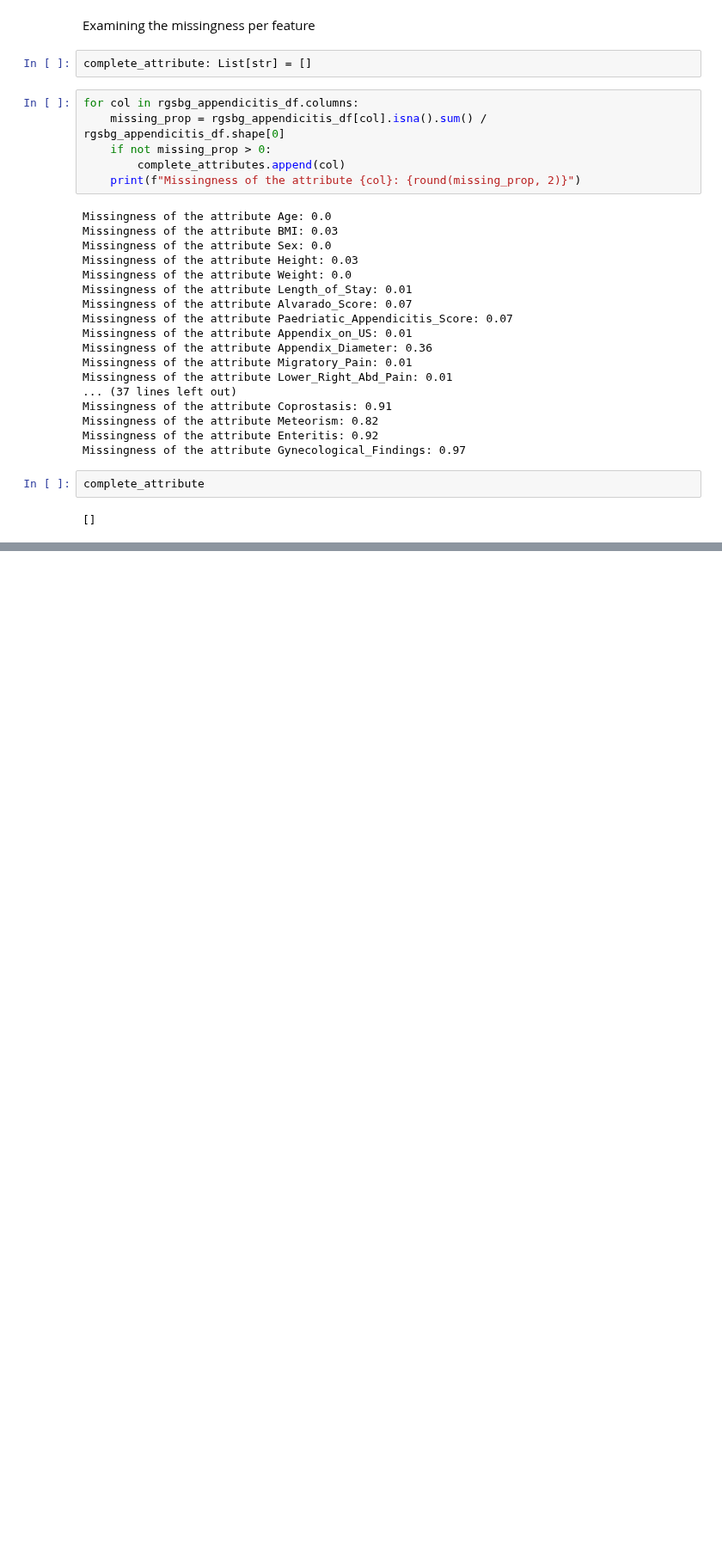
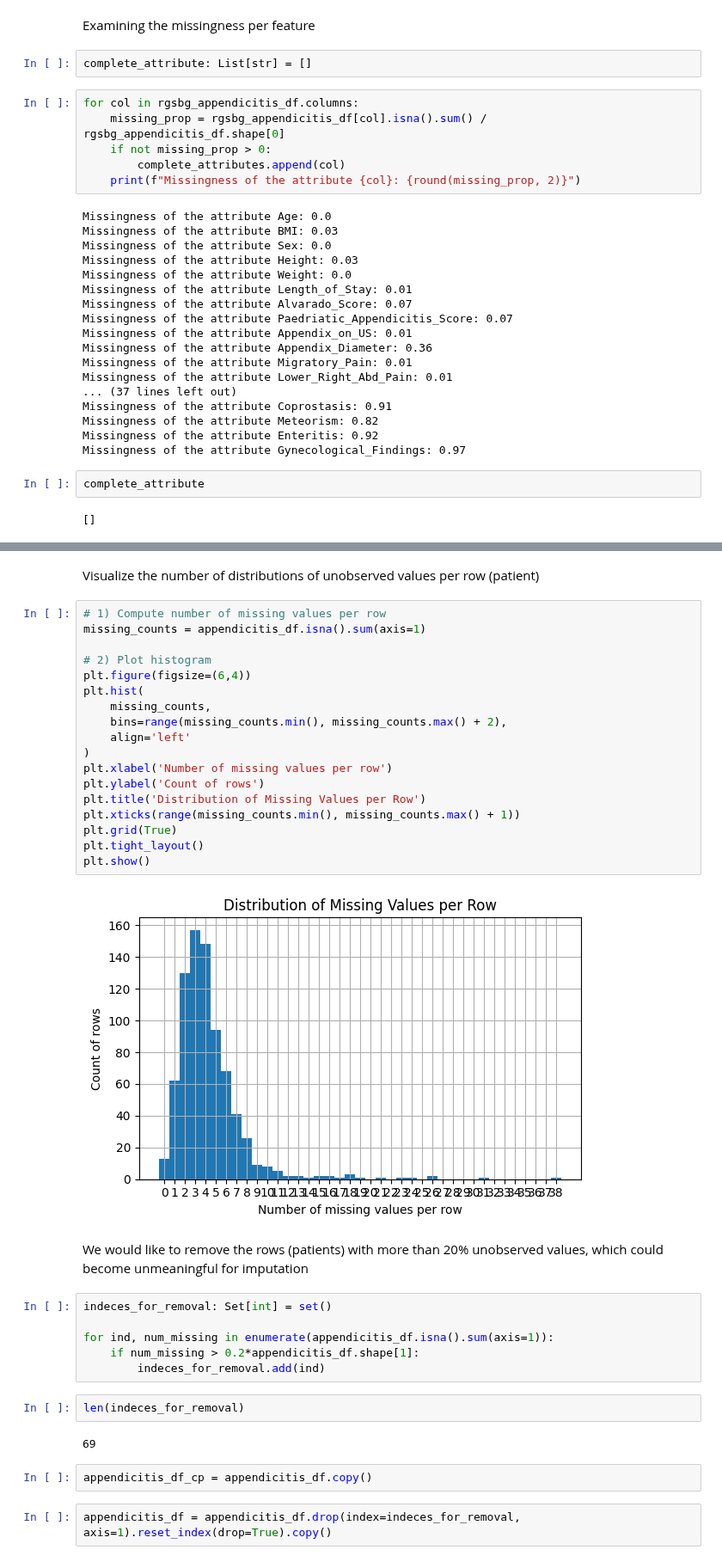
Before and after one commit to Orthologues/VAEQL_plus_Imputation, a Jupyter notebook: VAE_Q_learning_imputation/data_exploration/data_preprocessing.ipynb, the cells around one changed output, grey strips where cells are left out. Shown at 86% size. Saved outputs shown, nothing was run; the diff lists cells and outputs as text; blank space fills up the shorter version.

```diff
--- a/VAE_Q_learning_imputation/data_exploration/data_preprocessing.ipynb
+++ b/VAE_Q_learning_imputation/data_exploration/data_preprocessing.ipynb
@@ -691,0 +741,38 @@ complete_attribute
+# %% [markdown]
+Visualize the number of distributions of unobserved values per row (patient)
+# %%
+# 1) Compute number of missing values per row
+missing_counts = appendicitis_df.isna().sum(axis=1)
+
+# 2) Plot histogram
+plt.figure(figsize=(6,4))
+plt.hist(
+    missing_counts,
+    bins=range(missing_counts.min(), missing_counts.max() + 2),
+    align='left'
+)
+plt.xlabel('Number of missing values per row')
+plt.ylabel('Count of rows')
+plt.title('Distribution of Missing Values per Row')
+plt.xticks(range(missing_counts.min(), missing_counts.max() + 1))
+plt.grid(True)
+plt.tight_layout()
+plt.show()
+# %% [output]
+[figure, added]
+# %% [markdown]
+We would like to remove the rows (patients) with more than 20% unobserved values, which could become unmeaningful for imputation
+# %%
+indeces_for_removal: Set[int] = set()
+
+for ind, num_missing in enumerate(appendicitis_df.isna().sum(axis=1)):
+    if num_missing > 0.2*appendicitis_df.shape[1]:
+        indeces_for_removal.add(ind)
+# %%
+len(indeces_for_removal)
+# %% [output]
+69
+# %%
+appendicitis_df_cp = appendicitis_df.copy()
+# %%
+appendicitis_df = appendicitis_df.drop(index=indeces_for_removal, axis=1).reset_index(drop=True).copy()
```
Also changed, not shown: parts of 60 cells of this notebook, 3 other files.
